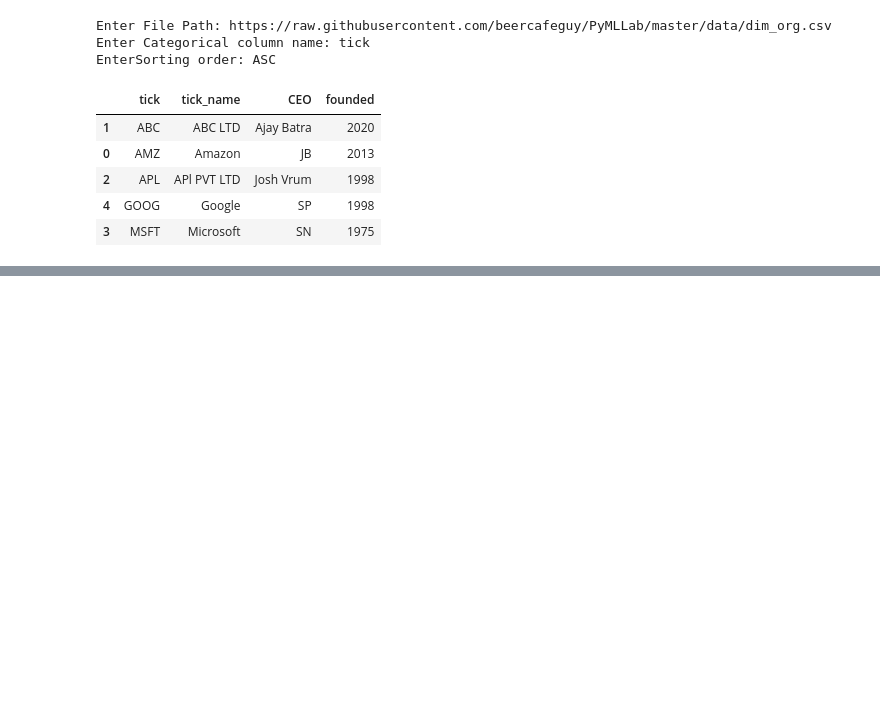
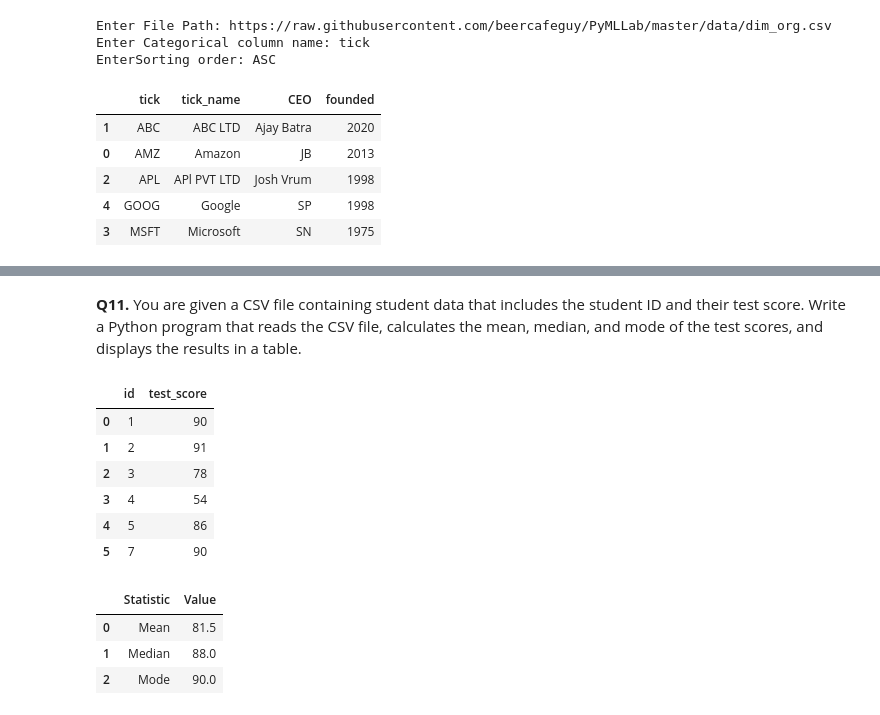
Before and after one commit to beercafeguy/PyMLLab, a Jupyter notebook: assignments/25_Feb_AssQ.ipynb, the cells around one changed output, grey strips where cells are left out. Cells and saved outputs as stored; diff of their text form; code cells hidden in the pictures; blank space fills up the shorter version.

```diff
--- a/assignments/25_Feb_AssQ.ipynb
+++ b/assignments/25_Feb_AssQ.ipynb
@@ -228,0 +265,29 @@ df.sort_values?
+# %% [markdown]
+**Q11.** You are given a CSV file containing student data that includes the student ID and their test score. Write
+a Python program that reads the CSV file, calculates the mean, median, and mode of the test scores, and
+displays the results in a table.
+# %%
+st_data = pd.DataFrame({
+    'id':[1,2,3,4,5,7],
+    'test_score':[90,91,78,54,86,90]
+})
+st_data
+# %% [output]
+|  | id | test_score |
+| 0 | 1 | 90 |
+| 1 | 2 | 91 |
+| 2 | 3 | 78 |
+| 3 | 4 | 54 |
+| 4 | 5 | 86 |
+| 5 | 7 | 90 |
+# %%
+op_df = pd.DataFrame({
+    'Statistic': ['Mean','Median','Mode'],
+    'Value':[st_data.test_score.mean(),st_data.test_score.median(),st_data.test_score.mode().loc[0]]
+})
+op_df
+# %% [output]
+|  | Statistic | Value |
+| 0 | Mean | 81.5 |
+| 1 | Median | 88.0 |
+| 2 | Mode | 90.0 |
```
Also changed, not shown: parts of 5 cells of this notebook.
